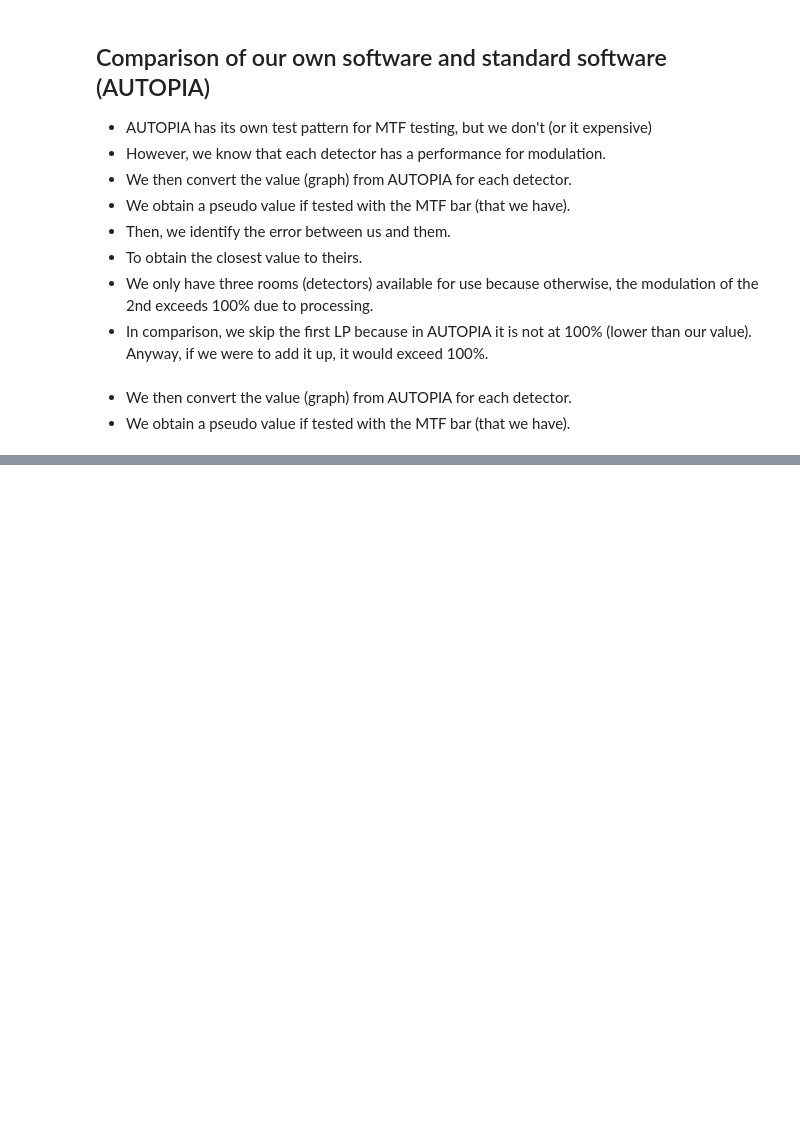
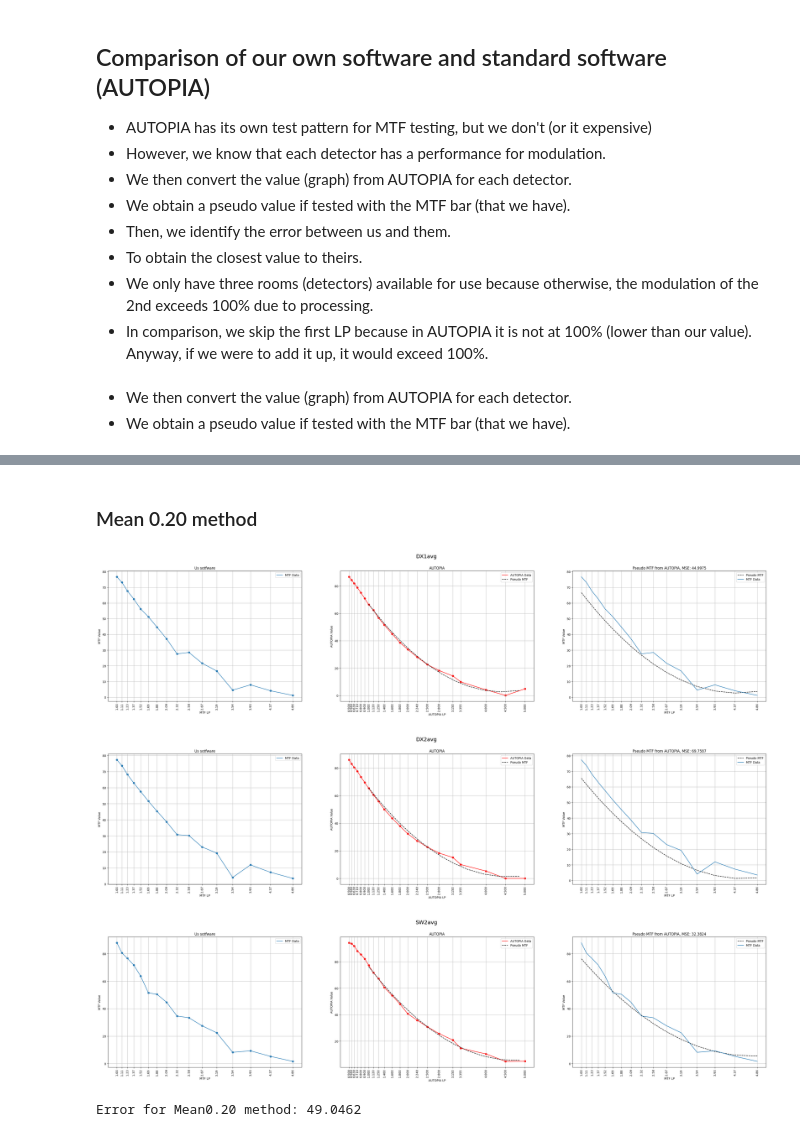
Before and after one commit to NickyAlan/DR-Light-beam-test, a Jupyter notebook: mtf_eval.ipynb, the cells around one changed output, grey strips where cells are left out. Saved outputs shown, nothing was run; the diff lists cells and outputs as text; code cells hidden in the pictures; blank space fills up the shorter version.

```diff
--- a/mtf_eval.ipynb
+++ b/mtf_eval.ipynb
@@ -91,0 +120,16 @@ for idx in range(3) :
+# %% [markdown]
+### Mean 0.20 method
+# %%
+mtf_df020 = pd.read_excel("BAR_eval/MTF_data_0.2mean.xlsx")
+mtf_data020 = []
+for col in columns :
+    mtf_data020.append(mtf_df020[f"{col}"].to_numpy()[1:])
+avg_err = []
+for idx in range(3) :
+    avg_err.append(plot_result(idx, mtf_data020))
+print(f"Error for Mean0.20 method: {np.array(avg_err).mean():.4f}")
+# %% [output]
+[figure, added]
+[figure, added]
+[figure, added]
+Error for Mean0.20 method: 49.0462
```
Also changed, not shown: parts of 18 cells of this notebook, 1 other file.
